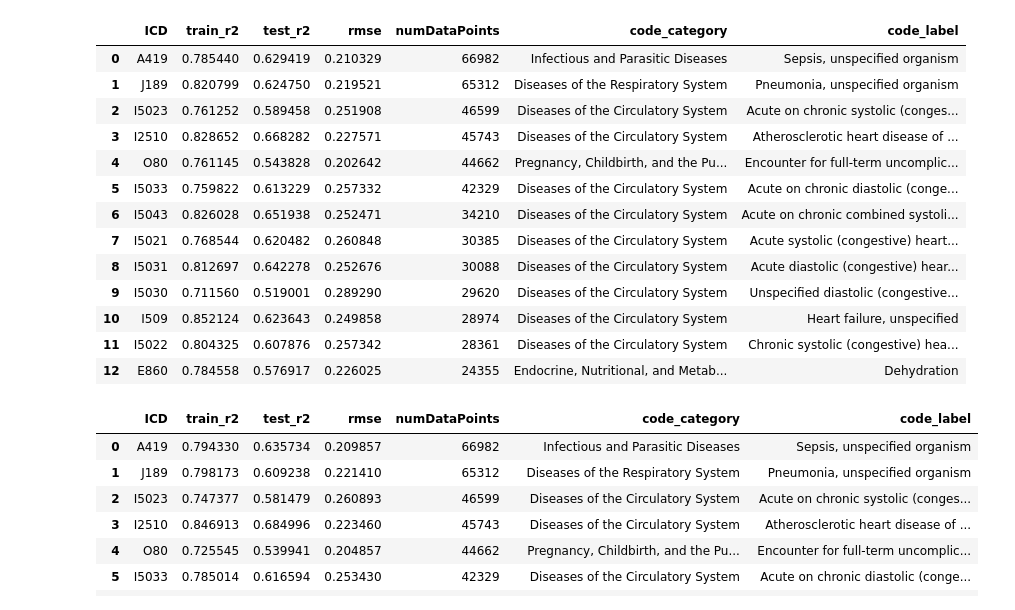
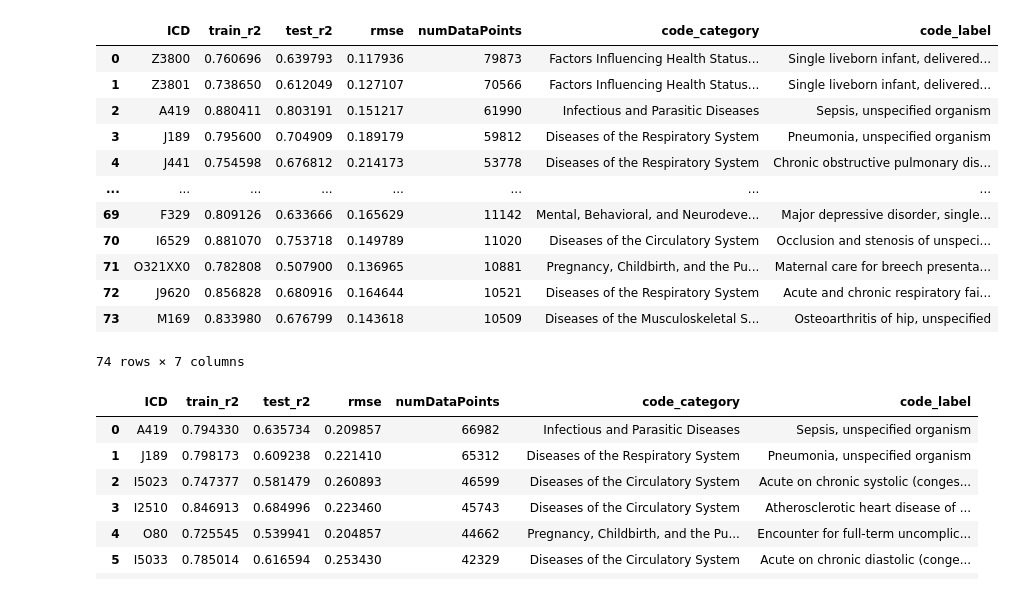
Before and after one commit to mi3nts/environmentalSocialHealth, a Jupyter notebook: notebooks/interpretResults.ipynb, the cells around one changed output. Drawn from its saved outputs; the diff is of its cells as text; code cells hidden in the pictures.

```diff
--- a/notebooks/interpretResults.ipynb
+++ b/notebooks/interpretResults.ipynb
@@ -57,23 +57,22 @@ icd_categories = {
     'Z': 'Factors Influencing Health Status and Contact with Health Services'
 }
 # %%
-pandas_results_df = getResultDF('../Results_nthresh_3_pandas')
+pandas_results_df = getResultDF('../Results_nthresh_3_polars')
 pandas_results_df['code_category'] = [icd_categories.get(i[0], 'Unknown Category') for i in list(pandas_results_df.ICD)]
 pandas_results_df['code_label'] = [cm.get_description(i) if cm.is_valid_item(i) else "Unknown Code" for i in list(pandas_results_df.ICD)]
 pandas_results_df
 # %% [output]
 |  | ICD | train_r2 | test_r2 | rmse | numDataPoints | code_category | code_label |
-| 0 | A419 | 0.785440 | 0.629419 | 0.210329 | 66982 | Infectious and Parasitic Diseases | Sepsis, unspecified organism |
-| 1 | J189 | 0.820799 | 0.624750 | 0.219521 | 65312 | Diseases of the Respiratory System | Pneumonia, unspecified organism |
-| 2 | I5023 | 0.761252 | 0.589458 | 0.251908 | 46599 | Diseases of the Circulatory System | Acute on chronic systolic (conges... |
-| 3 | I2510 | 0.828652 | 0.668282 | 0.227571 | 45743 | Diseases of the Circulatory System | Atherosclerotic heart disease of ... |
-| 4 | O80 | 0.761145 | 0.543828 | 0.202642 | 44662 | Pregnancy, Childbirth, and the Pu... | Encounter for full-term uncomplic... |
-| 5 | I5033 | 0.759822 | 0.613229 | 0.257332 | 42329 | Diseases of the Circulatory System | Acute on chronic diastolic (conge... |
-| 6 | I5043 | 0.826028 | 0.651938 | 0.252471 | 34210 | Diseases of the Circulatory System | Acute on chronic combined systoli... |
-| 7 | I5021 | 0.768544 | 0.620482 | 0.260848 | 30385 | Diseases of the Circulatory System | Acute systolic (congestive) heart... |
-| 8 | I5031 | 0.812697 | 0.642278 | 0.252676 | 30088 | Diseases of the Circulatory System | Acute diastolic (congestive) hear... |
-| 9 | I5030 | 0.711560 | 0.519001 | 0.289290 | 29620 | Diseases of the Circulatory System | Unspecified diastolic (congestive... |
-| 10 | I509 | 0.852124 | 0.623643 | 0.249858 | 28974 | Diseases of the Circulatory System | Heart failure, unspecified |
-| 11 | I5022 | 0.804325 | 0.607876 | 0.257342 | 28361 | Diseases of the Circulatory System | Chronic systolic (congestive) hea... |
-| 12 | E860 | 0.784558 | 0.576917 | 0.226025 | 24355 | Endocrine, Nutritional, and Metab... | Dehydration |
+| 0 | Z3800 | 0.760696 | 0.639793 | 0.117936 | 79873 | Factors Influencing Health Status... | Single liveborn infant, delivered... |
+| 1 | Z3801 | 0.738650 | 0.612049 | 0.127107 | 70566 | Factors Influencing Health Status... | Single liveborn infant, delivered... |
+| 2 | A419 | 0.880411 | 0.803191 | 0.151217 | 61990 | Infectious and Parasitic Diseases | Sepsis, unspecified organism |
+| 3 | J189 | 0.795600 | 0.704909 | 0.189179 | 59812 | Diseases of the Respiratory System | Pneumonia, unspecified organism |
+| 4 | J441 | 0.754598 | 0.676812 | 0.214173 | 53778 | Diseases of the Respiratory System | Chronic obstructive pulmonary dis... |
+| ... | ... | ... | ... | ... | ... | ... | ... |
+| 69 | F329 | 0.809126 | 0.633666 | 0.165629 | 11142 | Mental, Behavioral, and Neurodeve... | Major depressive disorder, single... |
+| 70 | I6529 | 0.881070 | 0.753718 | 0.149789 | 11020 | Diseases of the Circulatory System | Occlusion and stenosis of unspeci... |
+| 71 | O321XX0 | 0.782808 | 0.507900 | 0.136965 | 10881 | Pregnancy, Childbirth, and the Pu... | Maternal care for breech presenta... |
+| 72 | J9620 | 0.856828 | 0.680916 | 0.164644 | 10521 | Diseases of the Respiratory System | Acute and chronic respiratory fai... |
+| 73 | M169 | 0.833980 | 0.676799 | 0.143618 | 10509 | Diseases of the Musculoskeletal S... | Osteoarthritis of hip, unspecified |
+74 rows × 7 columns
 # %%
```
Also changed, not shown: parts of 1 cell of this notebook, 2 other files.
